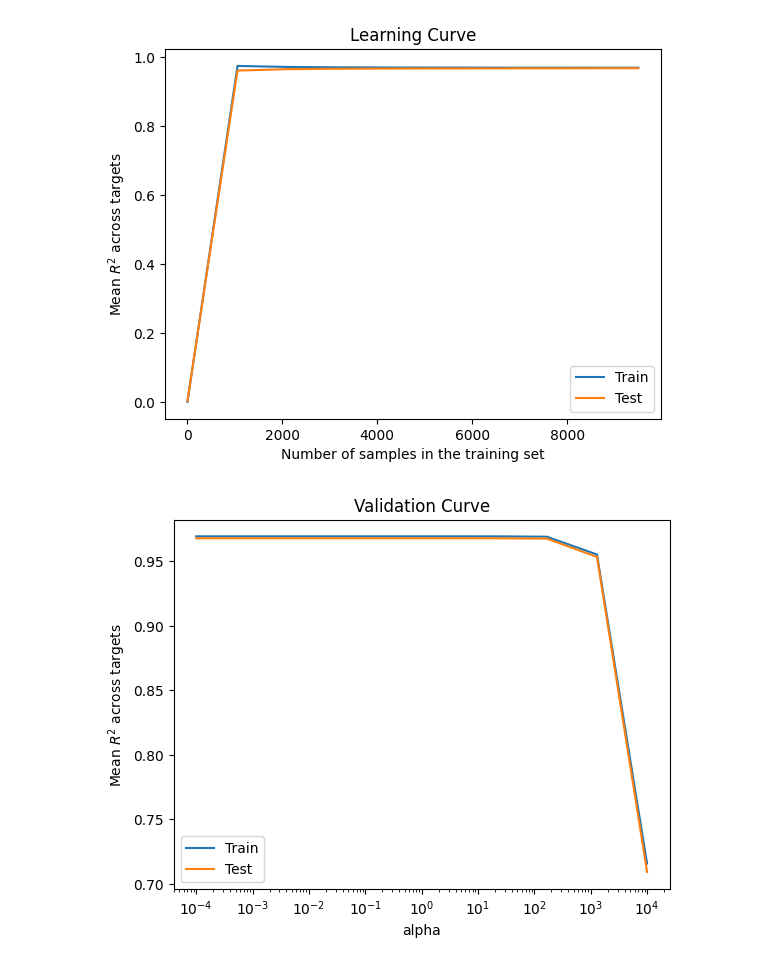
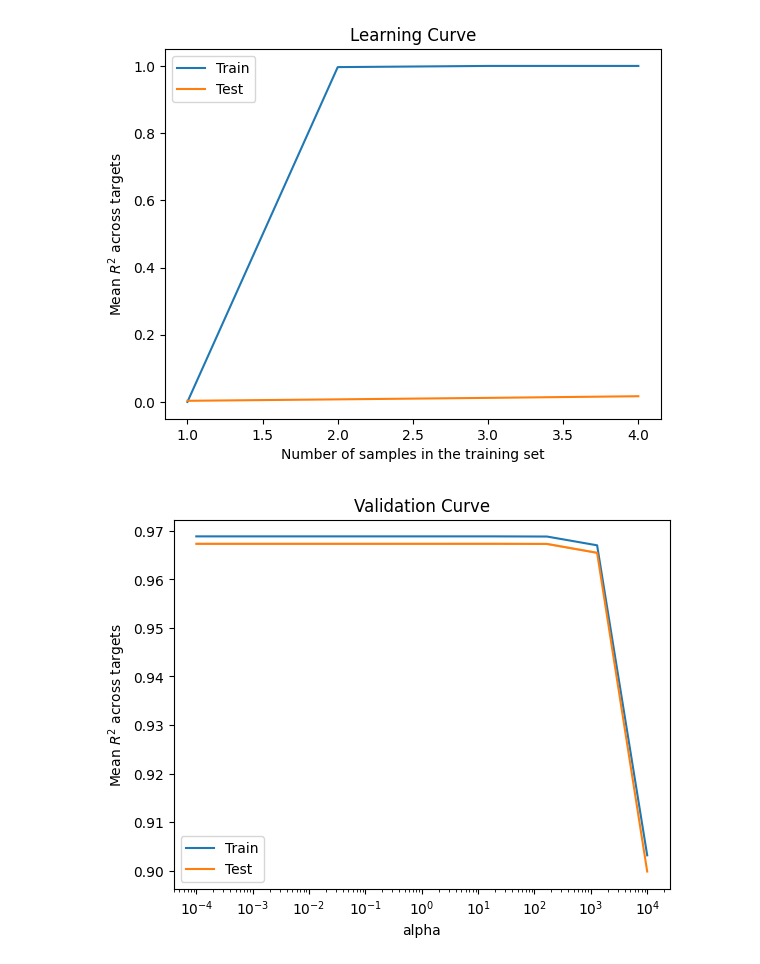
Before and after one commit to leo-schultheiss/compare_variance_residual, a Jupyter notebook: compare_variance_residual/simulated/curves.ipynb, the cells around one changed output. Saved outputs shown, nothing was run; the diff lists cells and outputs as text; code cells hidden in the pictures.

Commit message:
fix orthogonal feature spaces

```diff
--- a/compare_variance_residual/simulated/curves.ipynb
+++ b/compare_variance_residual/simulated/curves.ipynb
@@ -42,7 +42,7 @@ scalars = [
 ]
 n_targets = 1000
 n_samples_train = 10000
-n_samples_test = 100
+n_samples_test = 1000
 noise_scalar = 0.1
 
 cv = 20
@@ -51,29 +51,25 @@ param_name = "alpha"
 param_range = alphas
 # %%
 (Xs_train, Xs_test, Y_train, Y_test) = generate_dataset(feature_space_dimensions, scalars, n_targets, n_samples_train,
-                                                        n_samples_test, noise_scalar)
+                                                        n_samples_test, noise_scalar, construction_method="orthogonal")
 # %%
 _, ax = plt.subplots()
 ax.set_title("Learning Curve")
 with config_context(array_api_dispatch=True):
     LearningCurveDisplay.from_estimator(
         Ridge(), Xs_train[0], Y_train, cv=cv, scoring=custom_r2_scorer,
-        train_sizes=[int(num) for num in np.linspace(1, min(9500, Xs_train[0].shape[0]), 10)],
+        train_sizes=[int(num) for num in np.logspace(0, np.log(len(Xs_train)), 10)],
         score_name=f"Mean $R^2$ across targets", ax=ax
     )
 # %% [output]
-[figure, old version]
+[figure, new version]
 # %%
 fig, ax = plt.subplots()
 ax.set_title("Validation Curve")
 with config_context(array_api_dispatch=True):
     ValidationCurveDisplay.from_estimator(
-        Ridge(), Xs_train[0], Y_train,
-        param_name=param_name,
-        param_range=param_range,
-        score_name=r"Mean $R^2$ across targets",
-        cv=cv, scoring=custom_r2_scorer,
-        ax=ax
+        Ridge(), Xs_train[0], Y_train, param_name=param_name, param_range=param_range,
+        score_name=r"Mean $R^2$ across targets", cv=cv, scoring=custom_r2_scorer, ax=ax
     )
 # %% [output]
-[figure, old version]
+[figure, new version]
```
Also changed, not shown: 3 other files.
